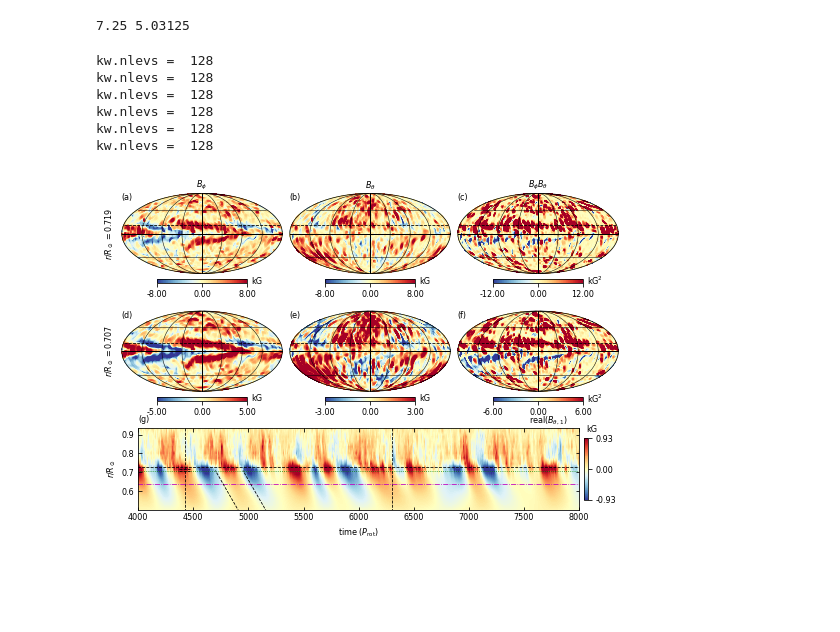
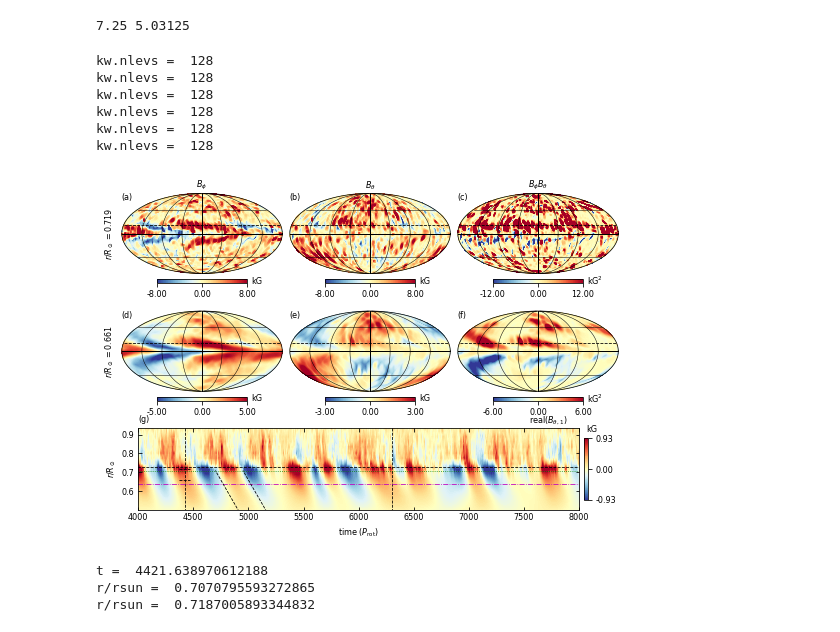
Before and after one commit to illorenzo7/Tacho_Letter_Plots_Part2, a Jupyter notebook: 00_moll_with_timerad.ipynb, the cells around one changed output. Cells and saved outputs as stored; diff of their text form; code cells hidden in the pictures; blank space fills up the shorter version.

```diff
--- a/00_moll_with_timerad.ipynb
+++ b/00_moll_with_timerad.ipynb
@@ -405,7 +405,7 @@ plot_moll(field, cost, fig, ax6, units=units, nosci=True, linewidth=0.5, latvals
 
 # B phi
 #units = r'$B_\phi$' + ' (T)'
-ir = 10
+ir = 12
 units = 'kG'
 field = bp[:, :, ir]/1e3
 maxabs = 5
@@ -541,38 +541,42 @@ fig.text(margin_left + 2.5*moll_width + 2*margin_x, 1 - margin_top + line_height
 #fig.text(margin_left + 2*moll_width + margin_x,\
 #         1 - 2*margin_top - moll_height - margin_bottom + line_height,\
 #         r'$B_\theta,\ r/R_\odot=%.3f$' %(a.radius[ir]/rsun) + buffspace,\
 #         ha='right', va='top', fontsize=labelsize)
 #fig.text(margin_left + 3*moll_width + 2*margin_x,\
 #         1 - 2*margin_top - moll_height - margin_bottom + line_height,\
 #         r'$B_\phi B_\theta,\ r/R_\odot=%.3f$' %(a.radius[ir]/rsun) + buffspace,\
 #         ha='right', va='top', fontsize=labelsize)
 
 # label the depths at left
 fig.text(margin_left - margin_x, 1 - margin_top - 0.5*moll_height,
          r'$r/R_\odot=%.3f$' %(a.radius[ircz]/rsun),\
          ha='right', va='center', rotation=90, fontsize=1.0*labelsize)
 fig.text(margin_left - margin_x, 1 - 2*margin_top - 1.5*moll_height - margin_bottom,
          r'$r/R_\odot=%.3f$' %(a.radius[ir]/rsun),\
          ha='right', va='center', rotation=90, fontsize=1.0*labelsize)
 
 # label the time rad
 fig.text(tr_margin_left + tr_width, tr_margin_bottom + tr_height + line_height,\
          r'${\rm{real}}(B_{\theta,1})$' + 5*' ', ha='right', va='top',\
          fontweight='bold', fontsize=labelsize)
 
 plt.savefig('images/mollB_and_timerad.png', dpi=300)
 # %% [output]
 kw.nlevs =  128
 kw.nlevs =  128
 kw.nlevs =  128
 kw.nlevs =  128
 kw.nlevs =  128
 kw.nlevs =  128
-[figure, old version]
+[figure, new version]
 # %%
 #print("t1 = ", a1.time[0]/time_unit)
 print("t = ", a.time[0]/time_unit)
 print("r/rsun = ", a.radius[ir]/rsun)
 print("r/rsun = ", a.radius[ircz]/rsun)
+# %% [output]
+t =  4421.638970612188
+r/rsun =  0.7070795593272865
+r/rsun =  0.7187005893344832
 # %%
 rr[irmid]/rsun
```
Also changed, not shown: parts of 4 cells of this notebook, 1 other file.
